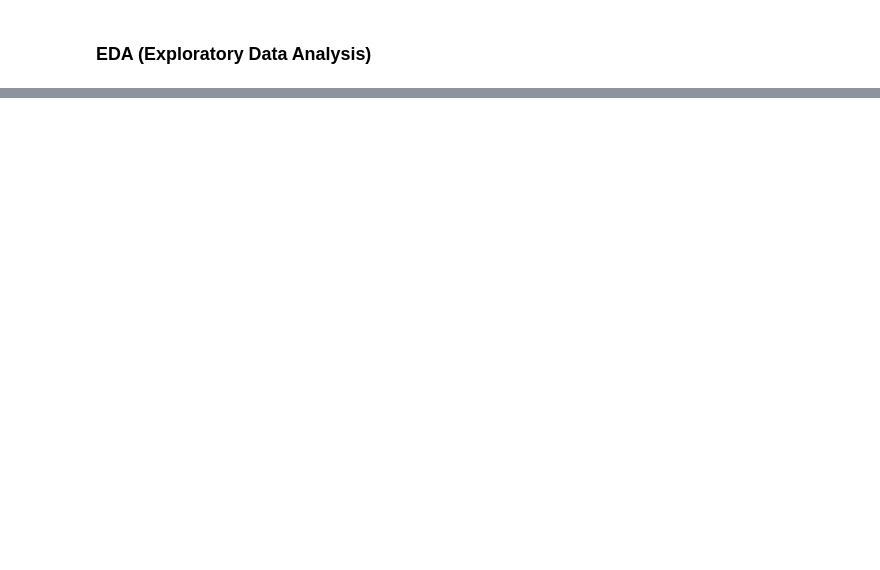
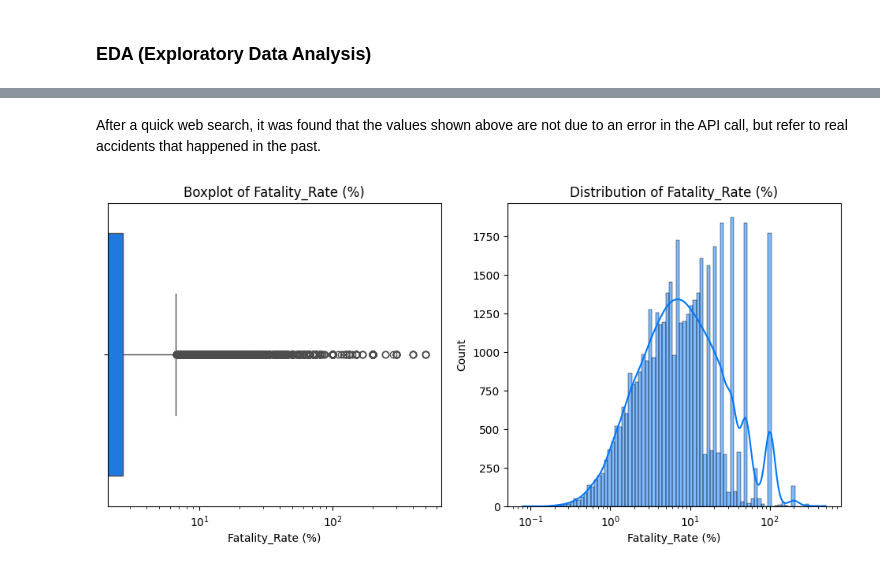
Before and after one commit to Aaronstriker/Final-Project-master-boolean-Data-Analytics, a Jupyter notebook: main_notebook.ipynb, the cells around one changed output, grey strips where cells are left out. Cells and saved outputs as stored; diff of their text form; code cells hidden in the pictures; blank space fills up the shorter version.

```diff
--- a/main_notebook.ipynb
+++ b/main_notebook.ipynb
@@ -621,0 +815,15 @@ merged_df.to_csv("data/clean/istat_situas_merged_df.csv", index=False)
+# %% [markdown]
+After a quick web search, it was found that the values shown above are not due to an error in the API call, but refer to real accidents that happened in the past.
+# %%
+fig, axes = plt.subplots(1, 2, figsize=(12, 5))
+
+sns.boxplot(data=merged_df, x='Fatality_Rate (%)', ax=axes[0], color = "#0077FF")
+axes[0].set_xscale('log')
+axes[0].set_title('Boxplot of Fatality_Rate (%)')
+
+sns.histplot(merged_df[merged_df['Fatality_Rate (%)'] > 0]['Fatality_Rate (%)'], kde=True, ax=axes[1], log_scale=True, color = "#0077FF")
+axes[1].set_title('Distribution of Fatality_Rate (%)')
+
+plt.show()
+# %% [output]
+[figure, added]
```
Also changed, not shown: parts of 21 cells of this notebook.
